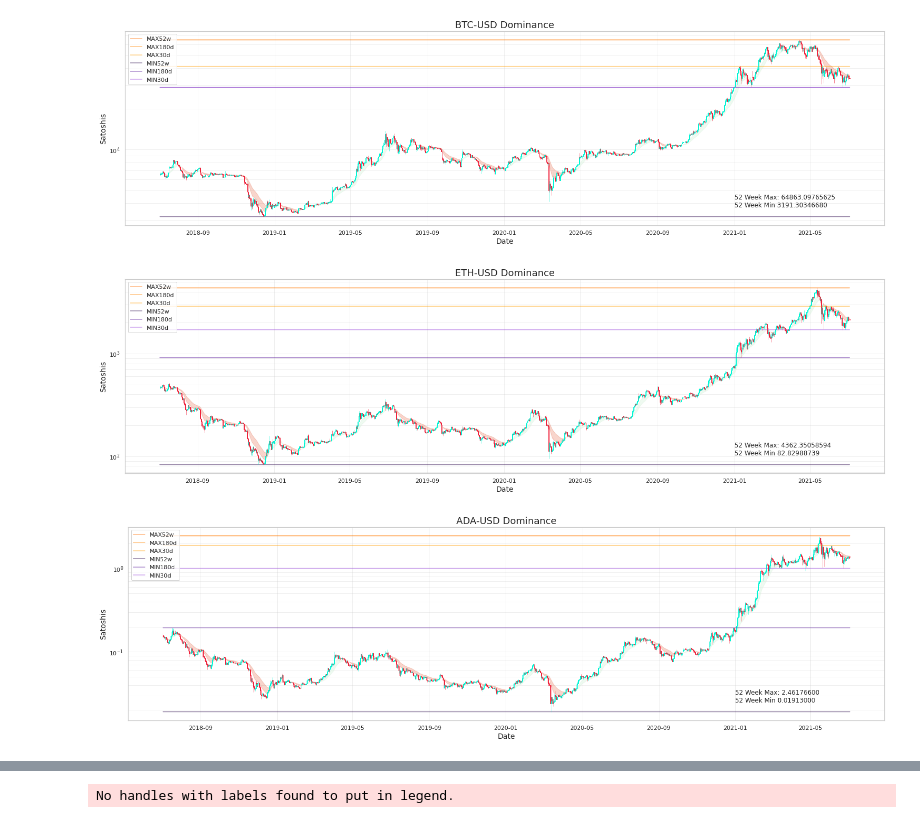
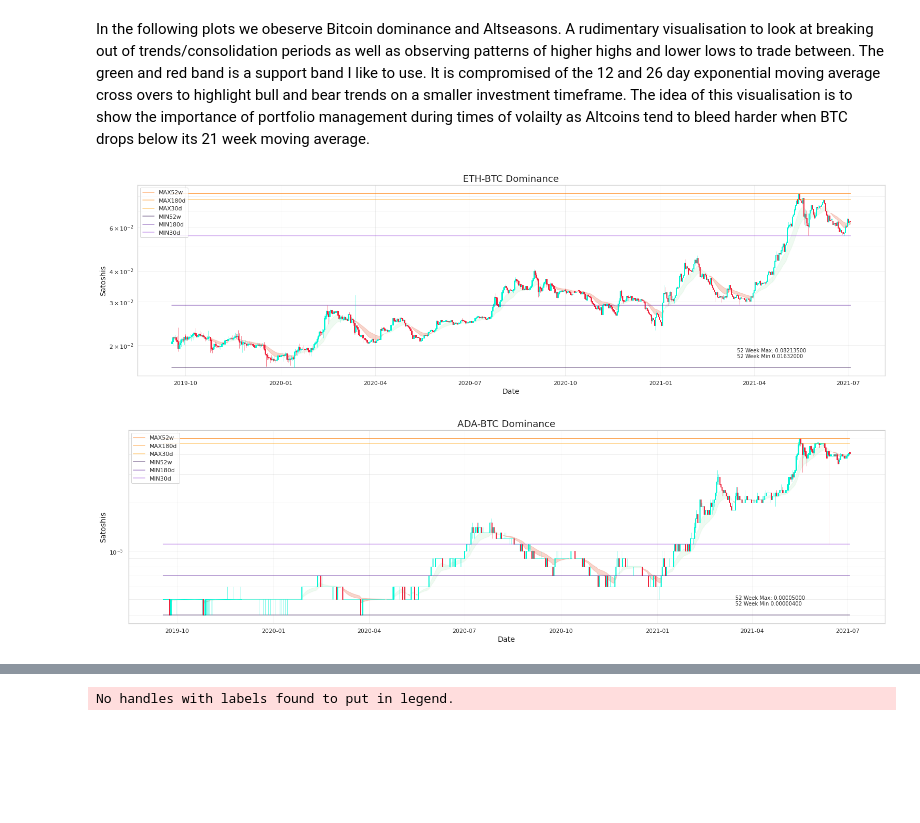
Before and after one commit to CodeByHarri/blog, a Jupyter notebook: _notebooks/2021-07-04-Observing-Returns-In-Cryptocurrencies.ipynb, the cells around one changed output, grey strips where cells are left out. Cells and saved outputs as stored; diff of their text form; code cells hidden in the pictures; blank space fills up the shorter version.

```diff
--- a/_notebooks/2021-07-04-Observing-Returns-In-Cryptocurrencies.ipynb
+++ b/_notebooks/2021-07-04-Observing-Returns-In-Cryptocurrencies.ipynb
@@ -150,6 +152,7 @@ def getdata(tickax,n):
 #hide_input
 #@title Inception Gain
 import matplotlib as mpl
+from datetime import datetime
 df = pd.DataFrame()
 
 
@@ -186,9 +189,9 @@ ax1.fill_between(df.index, [0]*len(df.index), [-100]*len(df.index), color= '#bc4
 
 
 # Set Y axis format
-ax1.set_title(f'If You Invested Since The Inception % Gains', size=18)
+ax1.set_title(f'ROI From Deploying Capital X Days Ago From Today ({date.today():%d-%m-%Y})', size=18)
 ax1.set_ylabel(f'% Increase', size=14)
-ax1.set_xlabel('Days since inception', size=14)
+ax1.set_xlabel(f'X Days Ago from Today ({date.today():%d-%m-%Y})', size=14)
 ax1.set_yscale('symlog')
 ax1.get_yaxis().set_major_formatter(
   ticker.FuncFormatter(lambda x, p: format(int(x), ',') + '%'))
@@ -246,7 +251,7 @@ for tickax in ticks:
 
 
   # Set Y axis format
-  ax1.set_title(f'If you invested in {tickax} X Days ago % Gains', size=18)
+  ax1.set_title(f'Deployed Capital In {tickax} X Days ago ROI Today ({date.today():%d-%m-%Y})', size=18)
   ax1.set_ylabel(f'% Increase', size=14)
   ax1.set_xlabel('Date', size=14)
   ax1.set_yscale('symlog')
@@ -262,3 +267,5 @@ for tickax in ticks:
+# %% [markdown]
+In the following plots we obeserve Bitcoin dominance and Altseasons. A rudimentary visualisation to look at breaking out of trends/consolidation periods as well as observing patterns of higher highs and lower lows to trade between. The green and red band is a support band I like to use. It is compromised of the 12 and 26 day exponential moving average cross overs to highlight bull and bear trends on a smaller investment timeframe. The idea of this visualisation is to show the importance of portfolio management during times of volailty as Altcoins tend to bleed harder when BTC drops below its 21 week moving average.
 # %%
 #hide_input
 #@title X Days %Gain
@@ -266,17 +273,15 @@ import matplotlib as mpl
 df = pd.DataFrame()
 
 
-ticks = ['BTC-USD',
-         'ETH-USD',
-         'ADA-USD']
-
+ticks = ['ETH-BTC',
+          'ADA-BTC']
 
 # for time in [30,60,90,180,365,365*3]:
 
 
 for tickax in ticks:
   yf.pdr_override()
-  data =  pdr.get_data_yahoo(tickax, interval = '1d', period = "3y",  progress=False)
+  data =  pdr.get_data_yahoo(tickax, interval = '1d', period = "3y",progress=False)
   max52 = max(data.High)
   min52 = min(data.Low)
   df = data.reset_index()
@@ -302,36 +307,35 @@ for tickax in ticks:
     openp, highp, lowp, closep = row[:4]
     ohlc.append([date2num(date), openp, highp, lowp, closep])
 
   data["EMA12"] = data['Close'].ewm(span=12).mean()
   data["EMA26"] = data['Close'].ewm(span=26).mean()
   ax1.fill_between(data.index, data["EMA12"], data["EMA26"], where=(data["EMA12"]>data["EMA26"]), color= '#d8f3dc', alpha = 0.4)
   ax1.fill_between(data.index, data["EMA12"], data["EMA26"], where=(data["EMA12"]<data["EMA26"]), color= '#dc2f02', alpha = 0.2)
   ax1.plot(data.index,[max52]*len(data.index) , color= '#ff6d00', label=f"MAX52w", alpha = 0.5)
   ax1.plot(data.index,[max180]*len(data.index) , color= '#ff8500', label=f"MAX180d", alpha = 0.5)
   ax1.plot(data.index,[max30]*len(data.index) , color= '#ff9e00', label=f"MAX30d", alpha = 0.5)
   ax1.plot(data.index,[min52]*len(data.index) , color= '#240046', label=f"MIN52w", alpha = 0.5)
   ax1.plot(data.index,[min180]*len(data.index) , color= '#5a189a', label=f"MIN180d", alpha = 0.5)
   ax1.plot(data.index,[min30]*len(data.index) , color= '#9d4edd', label=f"MIN30d", alpha = 0.5)
 
 
 
   candlestick_ohlc(ax1, ohlc, colorup="#00f5d4", colordown="#ef233c", width=0.8)
 
   fig.text(0.8, 0.75, f'\n 52 Week Max: {max52:.8f} \n 52 Week Min {min52:.8f}')
 
 
   # Set Y axis format
   ax1.set_title(f'{tickax} Dominance', size=18)
   ax1.set_ylabel(f'Satoshis', size=14)
   ax1.set_xlabel('Date', size=14)
   ax1.set_yscale('log')
   plt.grid(True, which="both", ls="-", alpha = 0.3)
   plt.legend(loc = 'upper left')
   plt.show()
 # %% [output]
-[figure, old version]
+[figure, new version]
-[figure, old version]
+[figure, new version]
-[figure, removed]
 # %%
 #hide
 #@title LOG FIT Estimate
```
Also changed, not shown: parts of 12 cells of this notebook.
